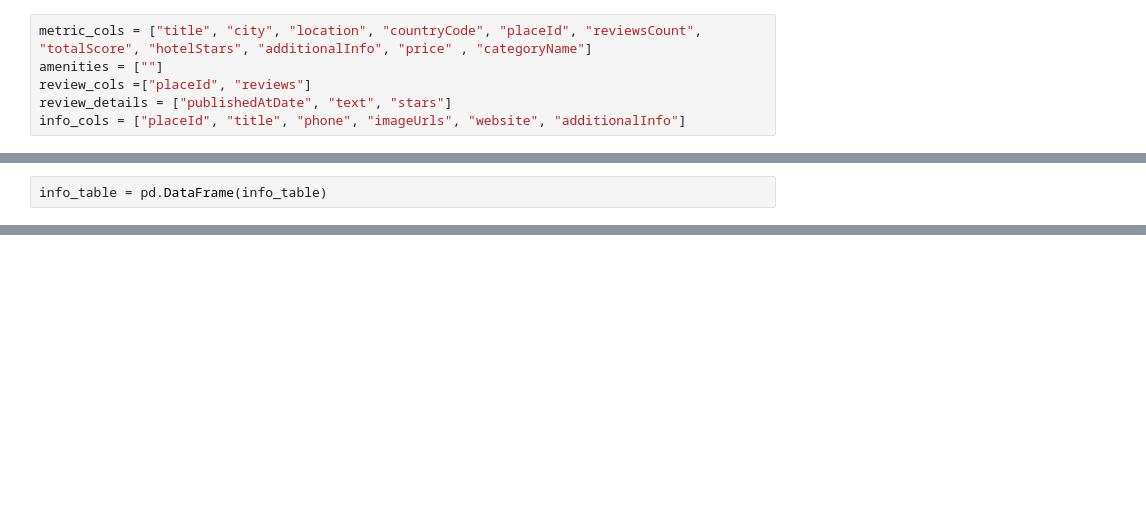
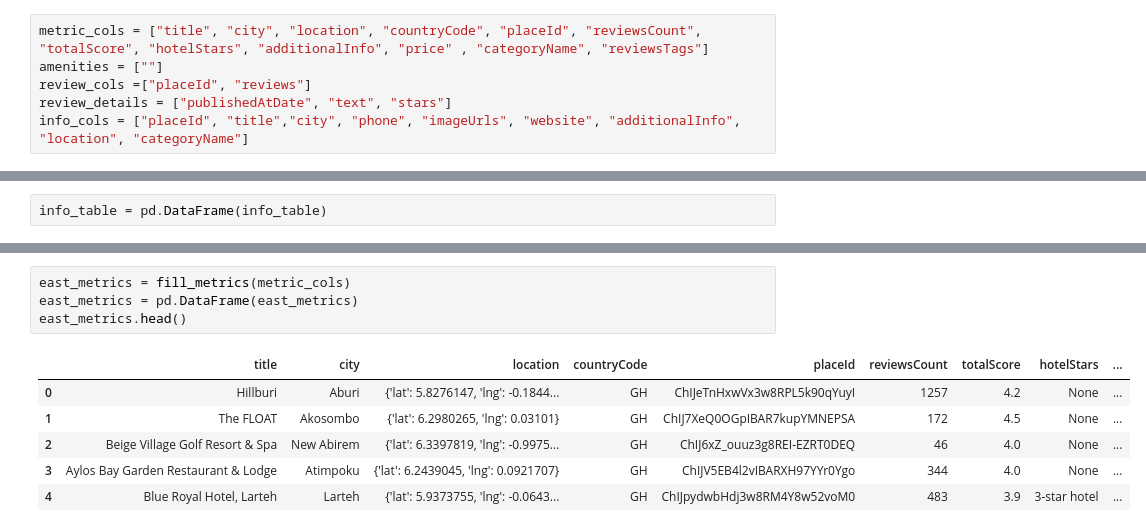
Before and after one commit to josephine-amponsah/review-senti-analysis, a Jupyter notebook: notebooks/data-collect.ipynb, the cells around one changed output, grey strips where cells are left out. Drawn from its saved outputs; the diff is of its cells as text; blank space fills up the shorter version.

Commit message:
cleaned data, created features and set up database

```diff
--- a/notebooks/data-collect.ipynb
+++ b/notebooks/data-collect.ipynb
@@ -114,9 +49,9 @@ cities = [ "hotels and resorts in Cape Coast, Ghana",
 # %%
-metric_cols = ["title", "city", "location", "countryCode", "placeId", "reviewsCount", "totalScore", "hotelStars", "additionalInfo", "price" , "categoryName"]
+metric_cols = ["title", "city", "location", "countryCode", "placeId", "reviewsCount", "totalScore", "hotelStars", "additionalInfo", "price" , "categoryName", "reviewsTags"]
 amenities = [""]
 review_cols =["placeId", "reviews"]
 review_details = ["publishedAtDate", "text", "stars"]
-info_cols = ["placeId", "title", "phone", "imageUrls", "website", "additionalInfo"]
+info_cols = ["placeId", "title","city", "phone", "imageUrls", "website", "additionalInfo", "location", "categoryName"]
 # %%
 # metrics_data =[]
 # reviews_data = []
@@ -191,0 +177,11 @@ info_table.head()
+# %%
+east_metrics = fill_metrics(metric_cols)
+east_metrics = pd.DataFrame(east_metrics)
+east_metrics.head()
+# %% [output]
+|  | title | city | location | countryCode | placeId | reviewsCount | totalScore | hotelStars | ... |
+| 0 | Hillburi | Aburi | {'lat': 5.8276147, 'lng': -0.1844... | GH | ChIJeTnHxwVx3w8RPL5k90qYuyI | 1257 | 4.2 | None | ... |
+| 1 | The FLOAT | Akosombo | {'lat': 6.2980265, 'lng': 0.03101} | GH | ChIJ7XeQ0OGpIBAR7kupYMNEPSA | 172 | 4.5 | None | ... |
+| 2 | Beige Village Golf Resort & Spa | New Abirem | {'lat': 6.3397819, 'lng': -0.9975... | GH | ChIJ6xZ_ouuz3g8REI-EZRT0DEQ | 46 | 4.0 | None | ... |
+| 3 | Aylos Bay Garden Restaurant & Lodge | Atimpoku | {'lat': 6.2439045, 'lng': 0.0921707} | GH | ChIJV5EB4l2vIBARXH97YYr0Ygo | 344 | 4.0 | None | ... |
+| 4 | Blue Royal Hotel, Larteh | Larteh | {'lat': 5.9373755, 'lng': -0.0643... | GH | ChIJpydwbHdj3w8RM4Y8w52voM0 | 483 | 3.9 | 3-star hotel | ... |
```
Also changed, not shown: parts of 39 cells of this notebook, 1 other file.
